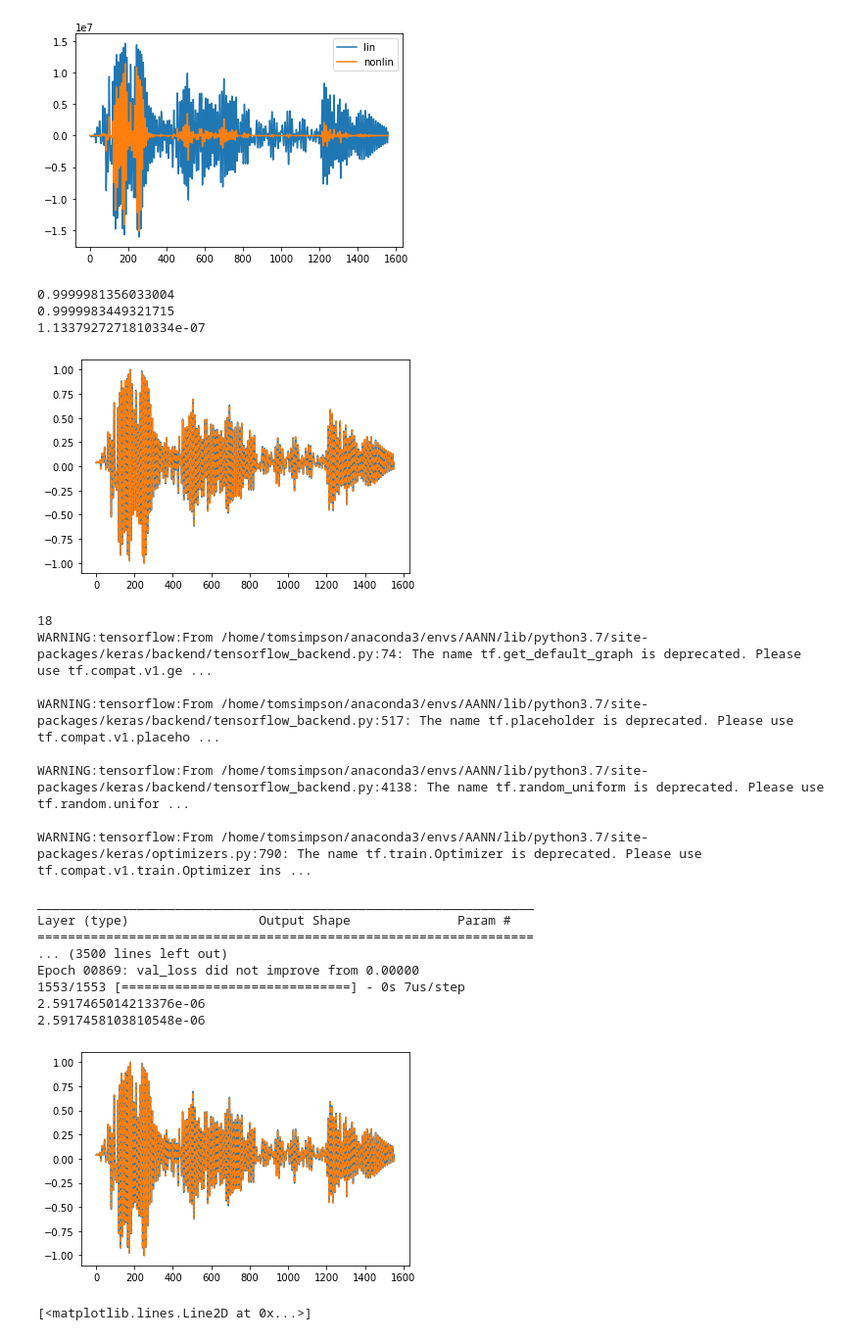
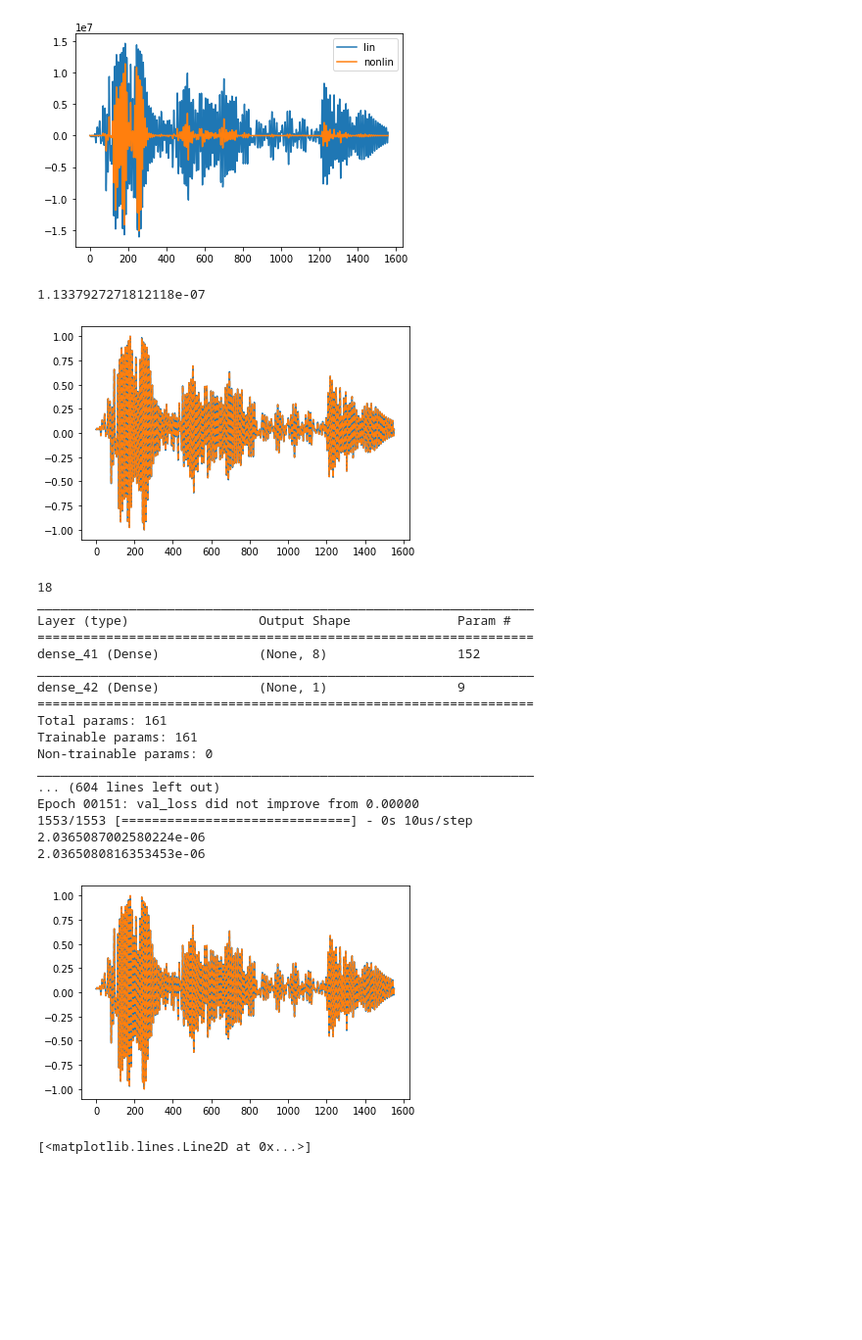
Before and after one commit to tomsimpson74/DynSub, a Jupyter notebook: DynSub_LSTM-NL.ipynb, the cells around one changed output. Shown at 98% size. Cells and saved outputs as stored; diff of their text form; code cells hidden in the pictures; blank space fills up the shorter version.

```diff
--- a/DynSub_LSTM-NL.ipynb
+++ b/DynSub_LSTM-NL.ipynb
@@ -110,10 +110,19 @@ x_train_norm = x_test_norm[:1000,:]
 
 
 
+dispmax = fmax[:,2]
+dispmin = fmin[:,2]
+
+forcemax = fmax[:,1]
+forcemin = fmin[:,1]
+
+params = [dispmax, dispmin, forcemax, forcemin]
+
+
 from sklearn.linear_model import LinearRegression
 reg = LinearRegression().fit(f_train_norm, x_train_norm)
-print(reg.score(f_train_norm,x_train_norm))
-print(reg.score(f_test_norm,x_test_norm))
+#print(reg.score(f_train_norm,x_train_norm))
+#print(reg.score(f_test_norm,x_test_norm))
 
 yy = reg.predict(f_test_norm)
 
@@ -123,61 +132,61 @@ plt.plot(x_test_norm,'--')
 from sklearn.metrics import mean_squared_error
 print(mean_squared_error(yy,x_test_norm))
 # %% [output]
-0.9999981356033004
-0.9999983449321715
-1.1337927271810334e-07
+1.1337927271812118e-07
 [figure]
 # %%
 from keras.models import Sequential
 from keras.layers import Dense
 from keras.callbacks import ModelCheckpoint, EarlyStopping
 from sklearn.preprocessing import normalize
-
+import keras
 
 
 
 
 usualCallback = EarlyStopping(monitor='val_loss', min_delta=1e-10, patience = 150)
 checkpoint = ModelCheckpoint('.mdl_wts_nl.hdf5', verbose=1, monitor='val_loss',save_best_only=True, mode='auto')
 callbacks_list = [usualCallback, checkpoint]
 
 print(f_train.shape[1])
 
 nn = Sequential()
-nn.add(Dense(22,input_dim = f_train.shape[1], activation='tanh'))
+nn.add(Dense(8,input_dim = f_train.shape[1], activation='tanh'))
 nn.add(Dense(1,activation='linear'))
-nn.compile(loss='mean_squared_error', optimizer='adam')
+opt = keras.optimizers.Adam(lr=0.0001)
+nn.compile(loss='mean_squared_error', optimizer=opt)
+
 nn.summary()
-#nn.load_weights('.mdl_wts_nl.hdf5')
+nn.load_weights('.mdl_wts_nl.hdf5')
 nn.fit(f_train_norm,x_train_norm,validation_data=(f_test_norm,x_test_norm) ,epochs=2000, batch_size=64, callbacks=callbacks_list,shuffle=False)
 
 nn.load_weights('.mdl_wts_nl.hdf5')
 print(nn.evaluate(f_test_norm,x_test_norm))
 
 yhat = nn.predict(f_test_norm)
 plt.plot(yhat)
 plt.plot(x_test_norm,'--')
 
 print(mean_squared_error(yhat,x_test_norm))
 # %% [output]
 18
-WARNING:tensorflow:From /home/tomsimpson/anaconda3/envs/AANN/lib/python3.7/site-packages/keras/backend/tensorflow_backend.py:74: The name tf.get_default_graph is deprecated. Please use tf.compat.v1.ge ...
-
-WARNING:tensorflow:From /home/tomsimpson/anaconda3/envs/AANN/lib/python3.7/site-packages/keras/backend/tensorflow_backend.py:517: The name tf.placeholder is deprecated. Please use tf.compat.v1.placeho ...
-
-WARNING:tensorflow:From /home/tomsimpson/anaconda3/envs/AANN/lib/python3.7/site-packages/keras/backend/tensorflow_backend.py:4138: The name tf.random_uniform is deprecated. Please use tf.random.unifor ...
-
-WARNING:tensorflow:From /home/tomsimpson/anaconda3/envs/AANN/lib/python3.7/site-packages/keras/optimizers.py:790: The name tf.train.Optimizer is deprecated. Please use tf.compat.v1.train.Optimizer ins ...
-
 _________________________________________________________________
 Layer (type)                 Output Shape              Param #
 =================================================================
-... (3500 lines left out)
-Epoch 00869: val_loss did not improve from 0.00000
-1553/1553 [==============================] - 0s 7us/step
-2.5917465014213376e-06
-2.5917458103810548e-06
+dense_41 (Dense)             (None, 8)                 152
+_________________________________________________________________
+dense_42 (Dense)             (None, 1)                 9
+=================================================================
+Total params: 161
+Trainable params: 161
+Non-trainable params: 0
+_________________________________________________________________
+... (604 lines left out)
+Epoch 00151: val_loss did not improve from 0.00000
+1553/1553 [==============================] - 0s 10us/step
+2.0365087002580224e-06
+2.0365080816353453e-06
-[figure, old version]
+[figure, new version]
 # %%
 %matplotlib inline
 import mpld3
```
Also changed, not shown: parts of 3 cells of this notebook, 1 other file.
